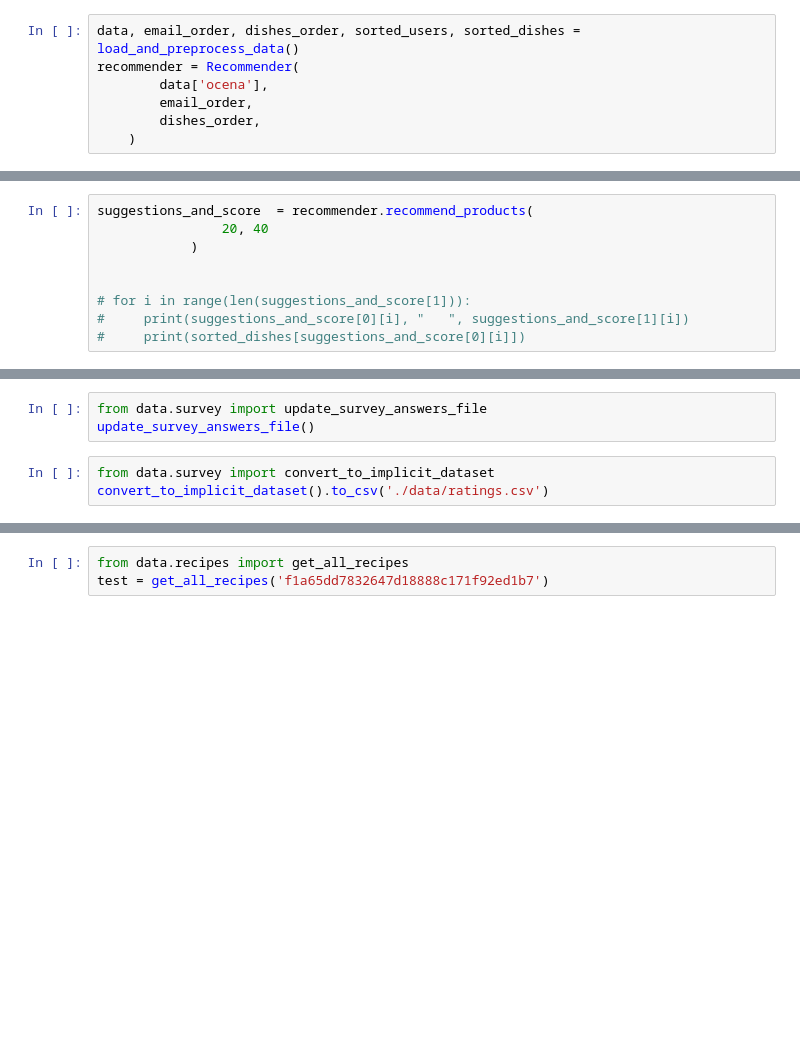
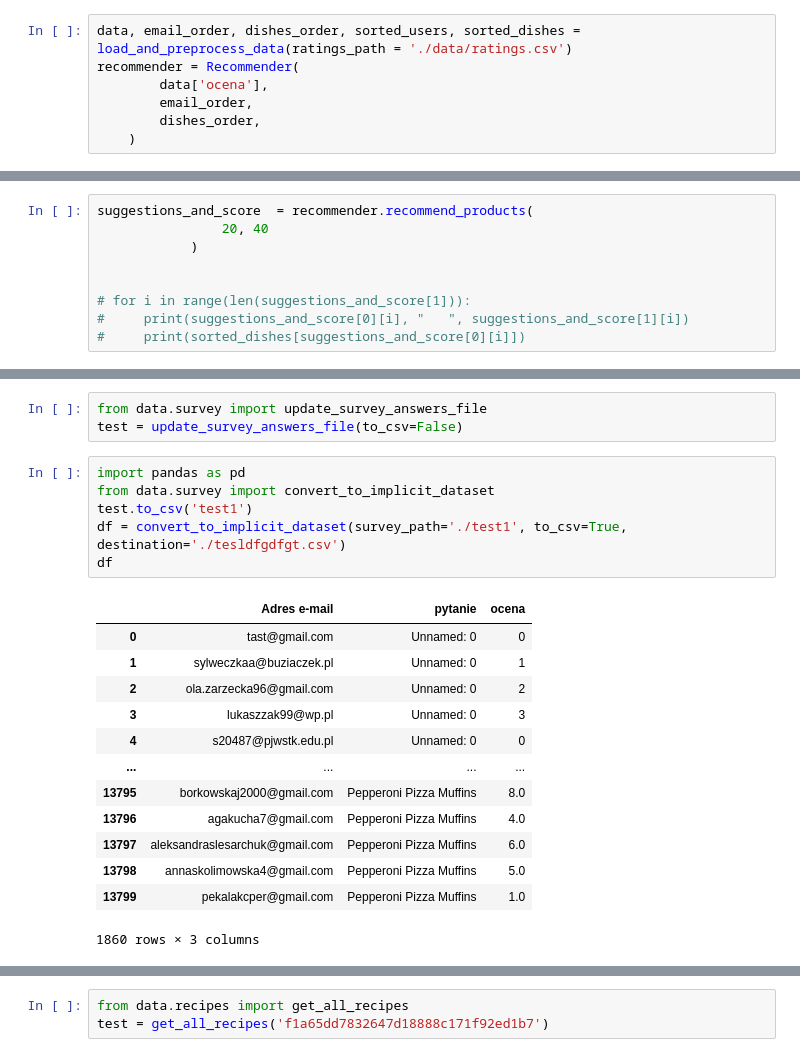
Before and after one commit to Maciekkucharski/AI_DIET_GENERATOR, a Jupyter notebook: rec_system/src/test.ipynb, the cells around one changed output, grey strips where cells are left out. Drawn from its saved outputs; the diff is of its cells as text; blank space fills up the shorter version.

Commit message:
[PIF-45] finished unit tests, doing integration tests

```diff
--- a/rec_system/src/test.ipynb
+++ b/rec_system/src/test.ipynb
@@ -26,7 +26,7 @@ from src.utils import load_and_preprocess_data
 from engine.recommender import Recommender
 from scipy import spatial
 # %%
-data, email_order, dishes_order, sorted_users, sorted_dishes = load_and_preprocess_data()
+data, email_order, dishes_order, sorted_users, sorted_dishes = load_and_preprocess_data(ratings_path = './data/ratings.csv')
 recommender = Recommender(
         data['ocena'],
         email_order,
@@ -96,7 +94,24 @@ compare_taste_with_taste_profile([sorted_dishes[i] for i in suggestions_and_scor
  (0.389493641001351, 'Pumpkin Banana Protein Oat Bars')]
 # %%
 from data.survey import update_survey_answers_file
-update_survey_answers_file()
+test = update_survey_answers_file(to_csv=False)
-# %%
-from data.survey import convert_to_implicit_dataset
-convert_to_implicit_dataset().to_csv('./data/ratings.csv')
+# %%
+import pandas as pd
+from data.survey import convert_to_implicit_dataset
+test.to_csv('test1')
+df = convert_to_implicit_dataset(survey_path='./test1', to_csv=True, destination='./tesldfgdfgt.csv')
+df
+# %% [output]
+|  | Adres e-mail | pytanie | ocena |
+| 0 | tast@gmail.com | Unnamed: 0 | 0 |
+| 1 | sylweczkaa@buziaczek.pl | Unnamed: 0 | 1 |
+| 2 | ola.zarzecka96@gmail.com | Unnamed: 0 | 2 |
+| 3 | lukaszzak99@wp.pl | Unnamed: 0 | 3 |
+| 4 | s20487@pjwstk.edu.pl | Unnamed: 0 | 0 |
+| ... | ... | ... | ... |
+| 13795 | borkowskaj2000@gmail.com | Pepperoni Pizza Muffins | 8.0 |
+| 13796 | agakucha7@gmail.com | Pepperoni Pizza Muffins | 4.0 |
+| 13797 | aleksandraslesarchuk@gmail.com | Pepperoni Pizza Muffins | 6.0 |
+| 13798 | annaskolimowska4@gmail.com | Pepperoni Pizza Muffins | 5.0 |
+| 13799 | pekalakcper@gmail.com | Pepperoni Pizza Muffins | 1.0 |
+1860 rows × 3 columns
```
Also changed, not shown: parts of 6 cells of this notebook, 11 other files.
